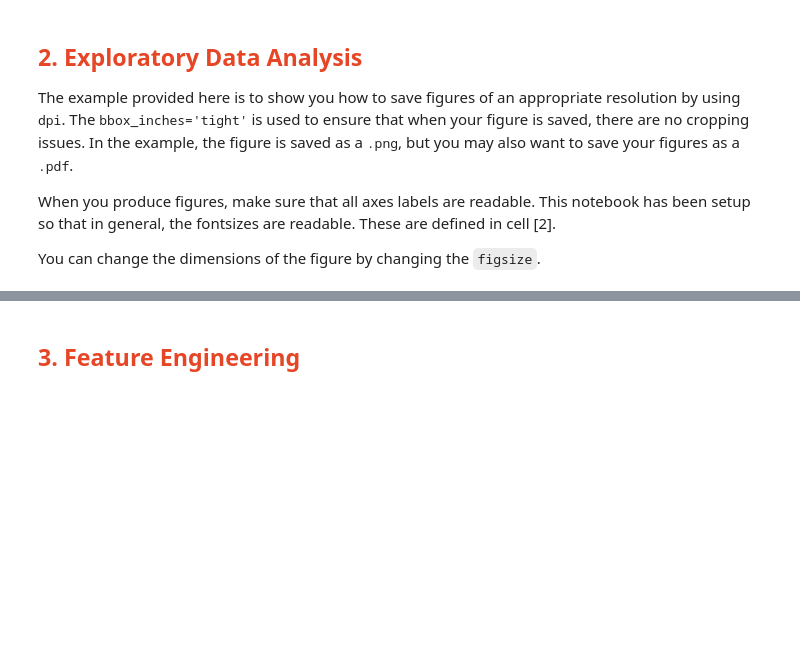
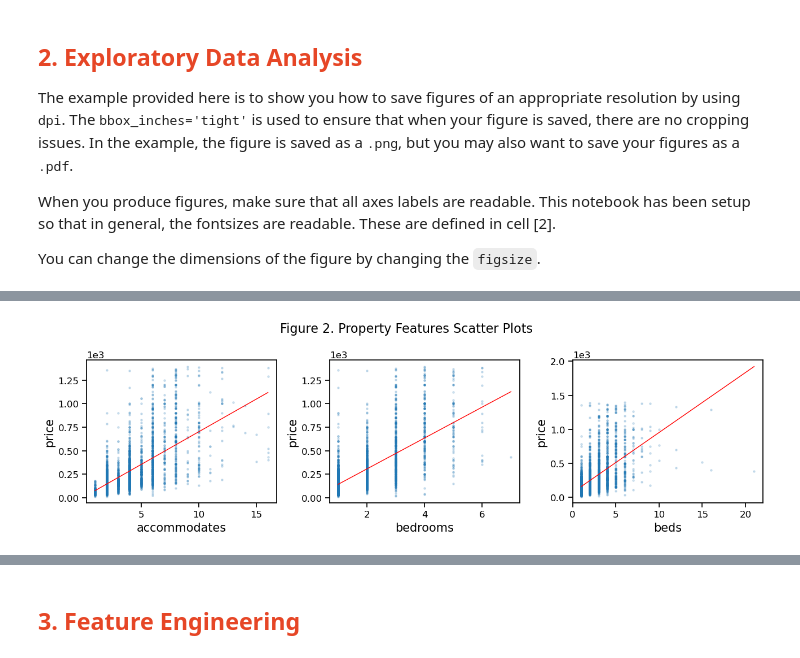
Before and after one commit to Jamielimingzhe/QBUS6810, a Jupyter notebook: QBUS6810_Group18_Notebook.ipynb, the cells around one changed output, grey strips where cells are left out. Drawn from its saved outputs; the diff is of its cells as text; code cells hidden in the pictures; blank space fills up the shorter version.

```diff
--- a/QBUS6810_Group18_Notebook.ipynb
+++ b/QBUS6810_Group18_Notebook.ipynb
@@ -279,13 +265,0 @@ plt.show()
-# %%
-select_predictors = ['host_listings_count', 'latitude', 'longitude', 'accommodates', 'bedrooms', 'beds',
-                     'minimum_nights','maximum_nights','number_of_reviews','review_scores_rating',
-                     'review_scores_accuracy','review_scores_cleanliness','review_scores_checkin',
-                    'review_scores_communication','review_scores_location','review_scores_value','reviews_per_month','reviews_per_month']
-
-fig, axs = plt.subplots(6, 3, figsize=(12, 21))
-for i in range(len(select_predictors)):
-    ax = sns.regplot(x=select_predictors[i], y='price', ax=axs[i%6][(i//6)%3], data=train, ci=None,
-                scatter_kws={'s':5, 'alpha':0.2}, line_kws={'color':'red', 'linewidth':1})
-    ax.ticklabel_format(style='sci', axis='y', scilimits=(0, 0))
-fig.suptitle('Figure 2. Sample Scatter Plots of Predictors', fontsize=16)
-plt.tight_layout()
@@ -294,13 +265,0 @@ plt.tight_layout()
-# %%
-select_predictors = ['host_listings_count', 'latitude', 'longitude', 'accommodates', 'bedrooms', 'beds',
-                     'minimum_nights','maximum_nights','number_of_reviews','review_scores_rating',
-                     'review_scores_accuracy','review_scores_cleanliness','review_scores_checkin',
-                    'review_scores_communication','review_scores_location','review_scores_value','reviews_per_month','reviews_per_month']
-
-fig, axs = plt.subplots(6, 3, figsize=(12, 21))
-for i in range(len(select_predictors)):
-    ax = sns.regplot(x=select_predictors[i], y='price_log', ax=axs[i%6][(i//6)%3], data=train, ci=None,
-                scatter_kws={'s':5, 'alpha':0.2}, line_kws={'color':'red', 'linewidth':1})
-    ax.ticklabel_format(style='sci', axis='y', scilimits=(0, 0))
-fig.suptitle('Figure 2. Sample Scatter Plots of Predictors', fontsize=16)
-plt.tight_layout()
@@ -347,0 +286,12 @@ plt.scatter(np.log(train[""][:4000]),y_train_log)
+# %%
+select_predictors = ['accommodates', 'bedrooms', 'beds']
+
+fig, axs = plt.subplots(1, 3, figsize=(13, 4))
+for i in range(len(select_predictors)):
+    ax = sns.regplot(x=select_predictors[i], y='price', ax=axs[i], data=train, ci=None,
+                scatter_kws={'s':5, 'alpha':0.2}, line_kws={'color':'red', 'linewidth':1})
+    ax.ticklabel_format(style='sci', axis='y', scilimits=(0, 0))
+fig.suptitle('Figure 2. Property Features Scatter Plots', fontsize=16)
+plt.tight_layout()
+# %% [output]
+[figure, added]
```
Also changed, not shown: parts of 32 cells of this notebook, 1 other file.
